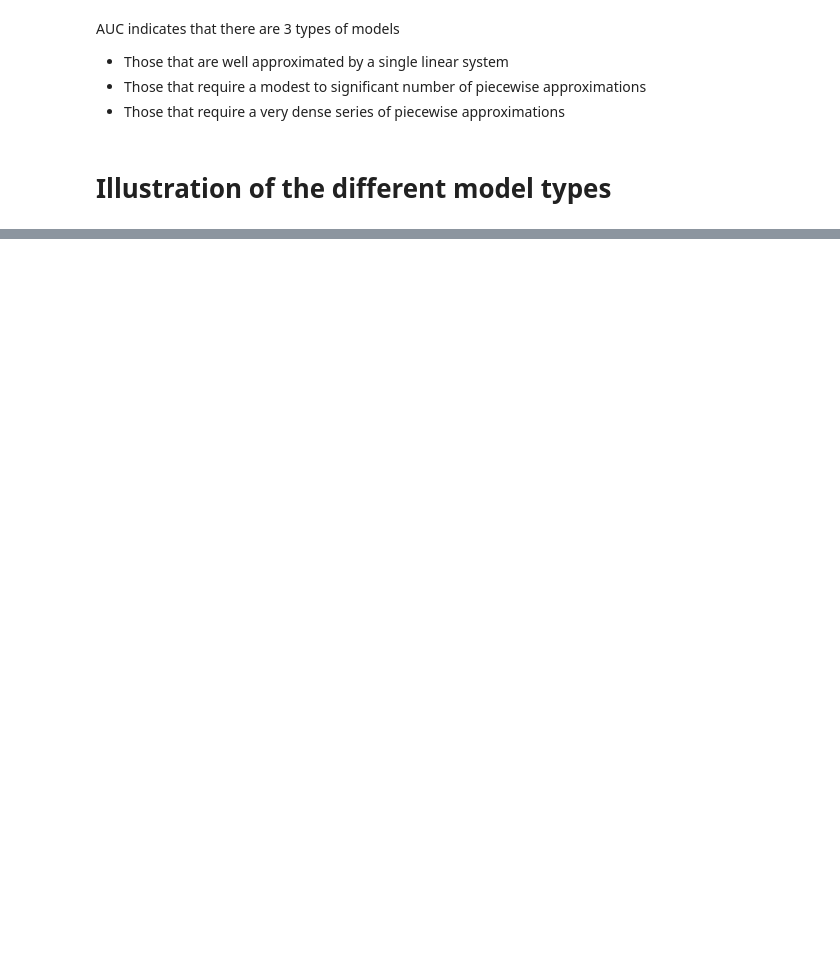
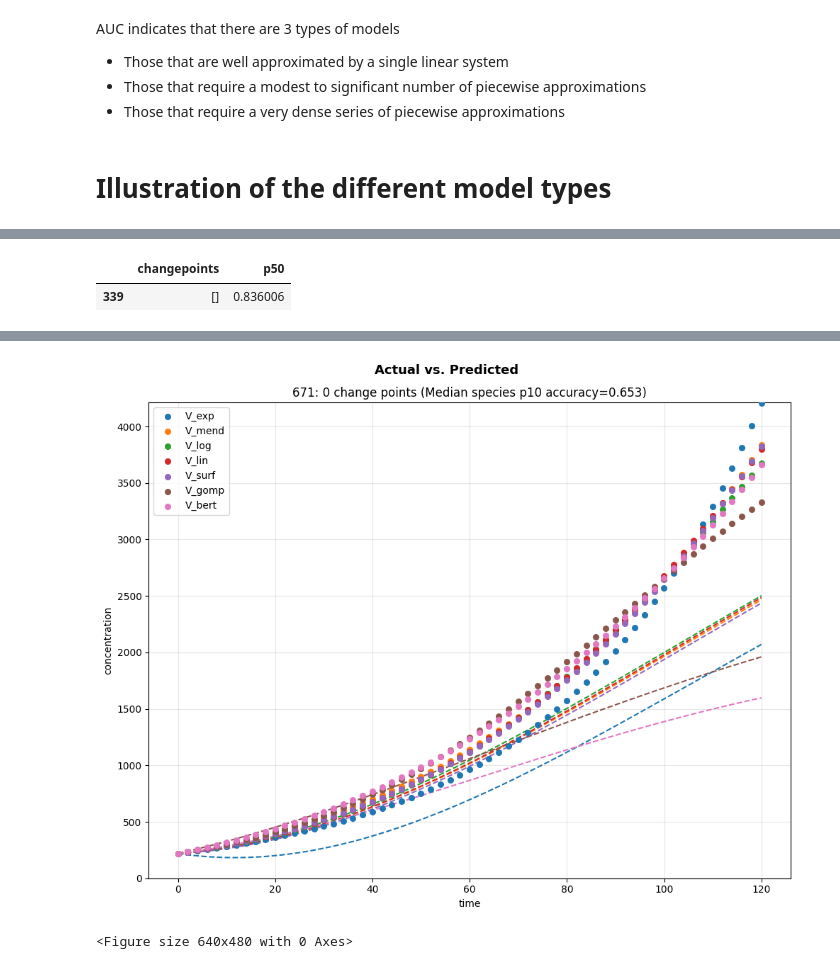
Before and after one commit to ModelEngineering/linearity_analysis, a Jupyter notebook: notebooks/psd_prediction_analysis.ipynb, the cells around one changed output, grey strips where cells are left out. Cells and saved outputs as stored; diff of their text form; code cells hidden in the pictures; blank space fills up the shorter version.

```diff
--- a/notebooks/psd_prediction_analysis.ipynb
+++ b/notebooks/psd_prediction_analysis.ipynb
@@ -112,3 +119,8 @@ AUC indicates that there are 3 types of models
 * Those that require a very dense series of piecewise approximations
 # %% [markdown]
 # Illustration of the different model types
+# %%
+t_iter = TimecourseIterator(first_model_num=278, last_model_num=278)
+item = list(t_iter)[0]
+ser = MODEL_DF [MODEL_DF[cn.COL_SYSTEM_ID] == item.model_name].iloc[0]
+ser
@@ -115,4 +160,19 @@ AUC indicates that there are 3 types of models
+# %%
+MODEL_DF[MODEL_DF[cn.COL_SYSTEM_ID] == "BIOMD0000000671"][[cn.COL_CHANGEPOINTS, cn.COL_P50]]
+# %% [output]
+|  | changepoints | p50 |
+| 339 | [] | 0.836006 |
 # %%
-df = MODEL_DF[MODEL_DF["auc"] < 0.01]
-df
+model_num = 671
+t_iter = TimecourseIterator(first_model_num=model_num, last_model_num=model_num)
+for item in t_iter:
+    df = item.timecourse.timecourse_df
+    ser = MODEL_DF [MODEL_DF[cn.COL_SYSTEM_ID] == item.model_name].iloc[0]
+    psd = PiecewiseSystemDiscovery(df,
+            changepoints=ser.changepoints,
+            is_changepoint_removal=False,
+            model_name=item.model_name)
+    psd.fit()
+    result = psd.plotPiecewise(legend=False, num_true_point=60, is_nochangepoint_plot=False)
+    plt.figure()
 # %% [output]
@@ -132,2 +179,4 @@ df
+[figure, added]
+<Figure size 640x480 with 0 Axes>
 # %%
 model_name = "BIOMD0000000278"
```
Also changed, not shown: parts of 8 cells of this notebook, 1 other file.
